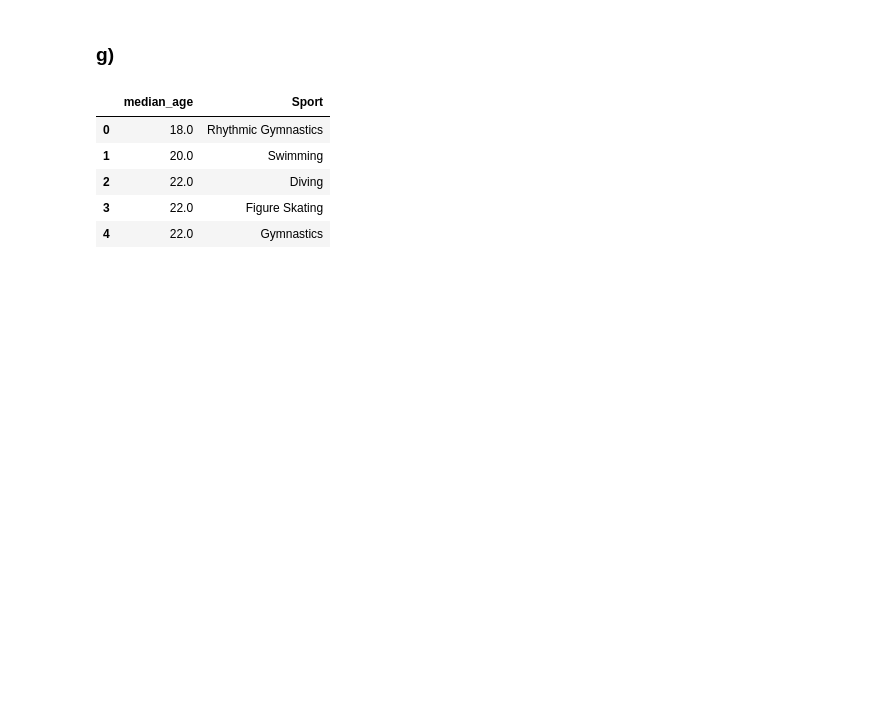
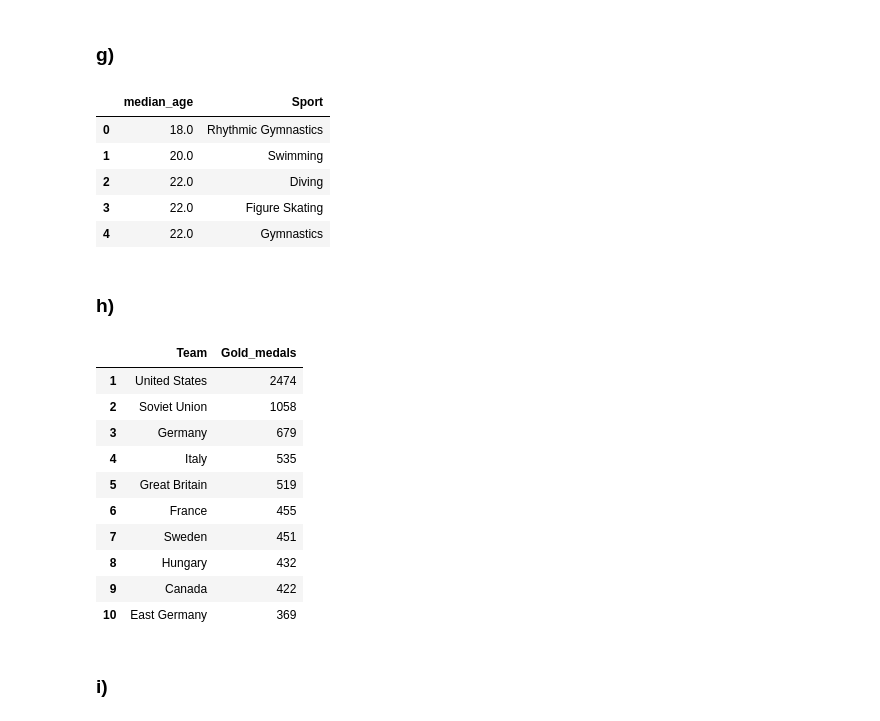
Before and after one commit to fredrikkron/data-platforms-fredrik-kron-de24, a Jupyter notebook: exercises/exercise_1.ipynb, the cells around one changed output. Saved outputs shown, nothing was run; the diff lists cells and outputs as text; code cells hidden in the pictures; blank space fills up the shorter version.

```diff
--- a/exercises/exercise_1.ipynb
+++ b/exercises/exercise_1.ipynb
@@ -355,3 +367,37 @@ five_sport_with_lowest_age
 | 2 | 22.0 | Diving |
 | 3 | 22.0 | Figure Skating |
 | 4 | 22.0 | Gymnastics |
+# %% [markdown]
+### h)
+# %%
+query5 = """
+SELECT
+  Team,
+  COUNT(Medal) as Gold_medals
+FROM df_olympic
+WHERE
+  Medal = 'Gold'
+GROUP BY
+  Team
+ORDER BY
+  Gold_Medals DESC
+LIMIT 10
+"""
+# %%
+top_10_gold_medals = duckdb.query(query5).df()
+top_10_gold_medals.index = range(1, len(top_10_gold_medals) + 1)
+top_10_gold_medals
+# %% [output]
+|  | Team | Gold_medals |
+| 1 | United States | 2474 |
+| 2 | Soviet Union | 1058 |
+| 3 | Germany | 679 |
+| 4 | Italy | 535 |
+| 5 | Great Britain | 519 |
+| 6 | France | 455 |
+| 7 | Sweden | 451 |
+| 8 | Hungary | 432 |
+| 9 | Canada | 422 |
+| 10 | East Germany | 369 |
+# %% [markdown]
+### i)
```
Also changed, not shown: parts of 12 cells of this notebook.
